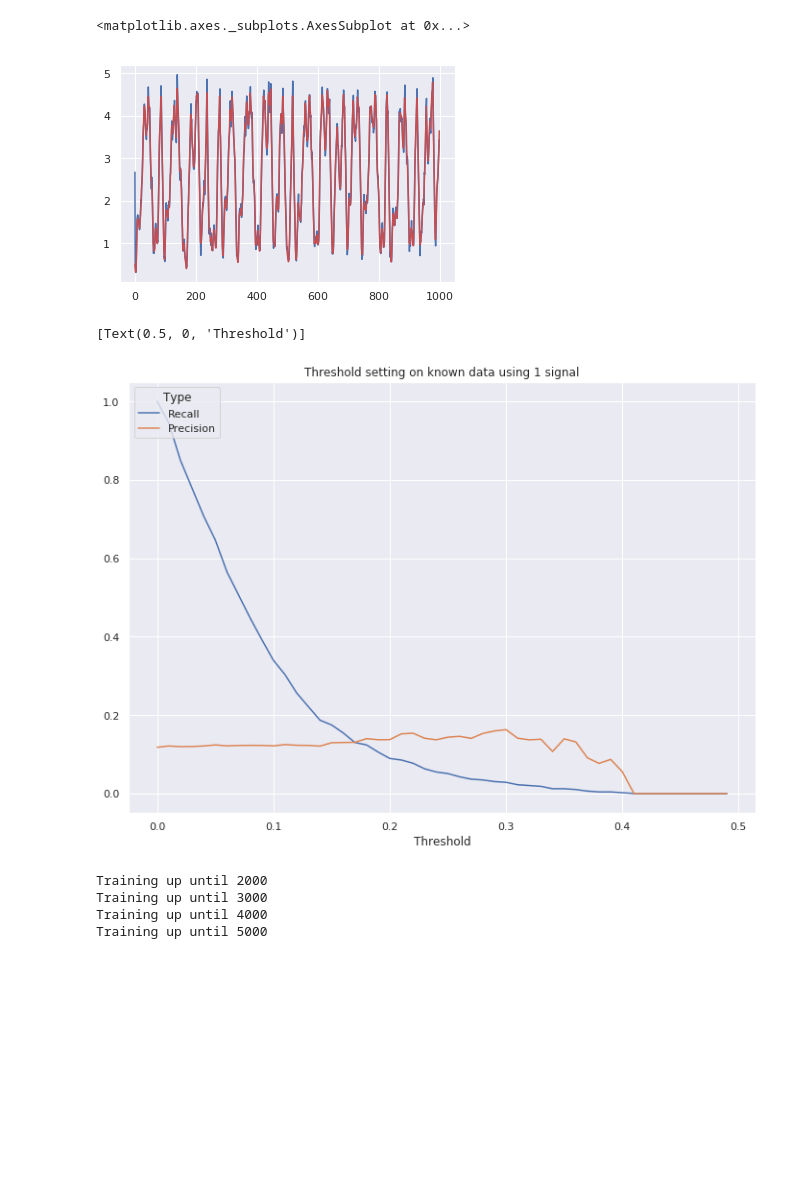
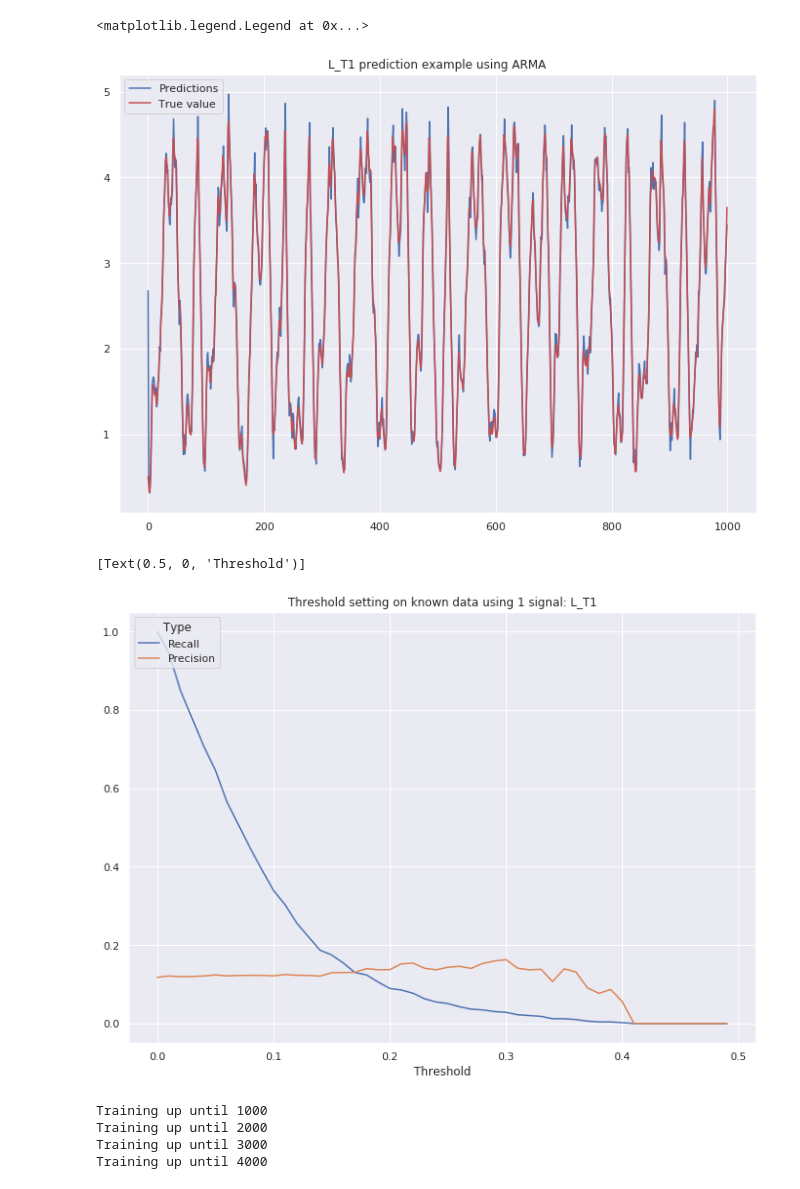
Before and after one commit to sebastiaansch/CDALab2, a Jupyter notebook: Assignment/ARMA task.ipynb, the cells around one changed output. Drawn from its saved outputs; the diff is of its cells as text; code cells hidden in the pictures; blank space fills up the shorter version.

```diff
--- a/Assignment/ARMA task.ipynb
+++ b/Assignment/ARMA task.ipynb
@@ -141,20 +131,22 @@ sns.lineplot(data=target_df[target],ax=ax)
 # %%
 ## Show example predictions
 current_model = None
 target = 'L_T1'
 for model in models_read:
     if model[0] == target:
         current_model = model
         break
 predictions = current_model[1].predict_in_sample()
 true_data = source_df[target]
 
 fig, ax = plt.subplots()
 sns.lineplot(data=predictions[0:1000], ax=ax, color='b')
 sns.lineplot(data=true_data[0:1000], ax=ax, color='r')
+ax.set(title="L_T1 prediction example using ARMA")
+ax.legend(["Predictions", "True value"])
 # %% [output]
-<matplotlib.axes._subplots.AxesSubplot at 0x...>
+<matplotlib.legend.Legend at 0x...>
-[figure, old version]
+[figure, new version]
 # %%
 ## Set a threshold for anomalies and see if there are any
 
@@ -179,19 +171,17 @@ sns.lineplot(data=recall, ax=ax)
 sns.lineplot(data=precision, ax=ax)
 ax.legend(title='Type', loc='upper left', labels=['Recall', 'Precision'])
 ax.legend(title='Type', loc='upper left', labels=['Recall', 'Precision'])
-ax.set(title="Threshold setting on known data using 1 signal")
+ax.set(title="Threshold setting on known data using 1 signal: L_T1")
 ax.set(xlabel='Threshold')
 # %% [output]
 [Text(0.5, 0, 'Threshold')]
-[figure, old version]
+[figure, new version]
 # %%
 ## Copying the known values for the top models:
 source_df = df1
 target_df = df2
 
 which_columns = target_models.index.values
-
-warmup = 500
 
 window_width = 1000
 data_streams =  source_df.loc[len(source_df):,which_columns].reset_index(drop=True)
@@ -200,16 +190,14 @@ params = target_models['params']
 trained_models = []
 
 predictions = pd.DataFrame(columns=which_columns)
-
-for i in range(0, len(target_df), window_width):
+# len(target_df),
+for i in range(0, len(target_df)-window_width, window_width):
     ## Create the new models
     data_streams = data_streams.append(target_df.loc[i:i+window_width-1, which_columns],ignore_index=True)
+    data_stream = target_df.loc[i:i+window_width-1, which_columns]
     trained_models = []
 
     new_predictions = pd.DataFrame(columns=which_columns)
-
-    if i < warmup:
-        continue
 
     print("Training up until " + str(i+window_width))
     for column in which_columns:
@@ -217,17 +205,17 @@ for i in range(0, len(target_df), window_width):
             trained_model = pm.ARIMA(order=target_models.loc[column, 'order'], seasonal_order=(0,0,0,1), start_params=params[column], suppress_warnings=True)
         except:
             trained_model = pm.ARIMA(order=target_models.loc[column, 'order'], seasonal_order=(0,0,0,1), suppress_warnings=True)
-        trained_model.fit(data_streams[column])
+        trained_model.fit(data_stream[column])
         trained_models.append(trained_model)
         new_predictions[column] = trained_model.predict(window_width)
 
     new_predictions.index = range(i+window_width,i+window_width+window_width)
     predictions = predictions.append(new_predictions)
 # %% [output]
+Training up until 1000
 Training up until 2000
 Training up until 3000
 Training up until 4000
-Training up until 5000
 # %%
 fig, ax = plt.subplots()
 data_streams = data_streams.append(target_df.loc[i:i+window_width-1, which_columns],ignore_index=True)
```
Also changed, not shown: parts of 8 cells of this notebook, 2 other files.
